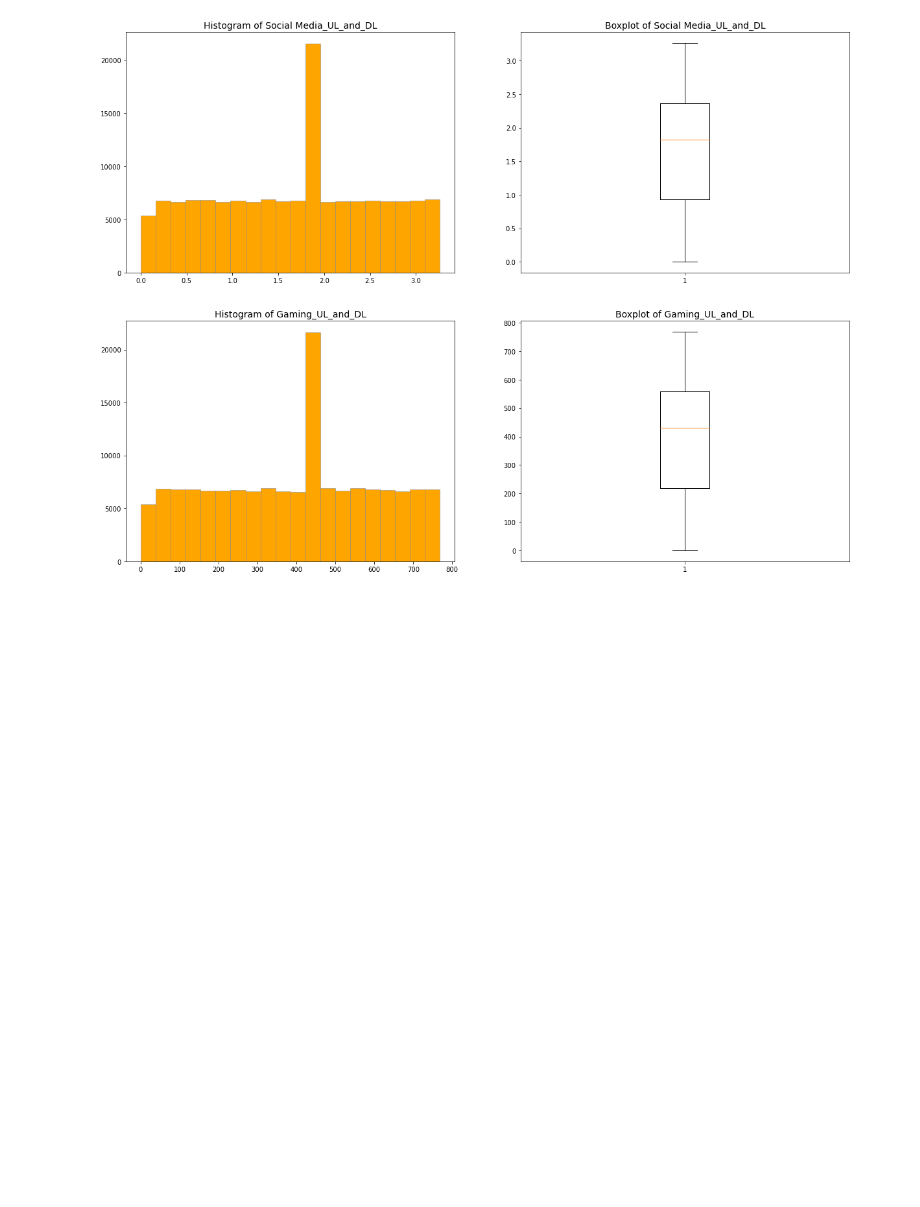
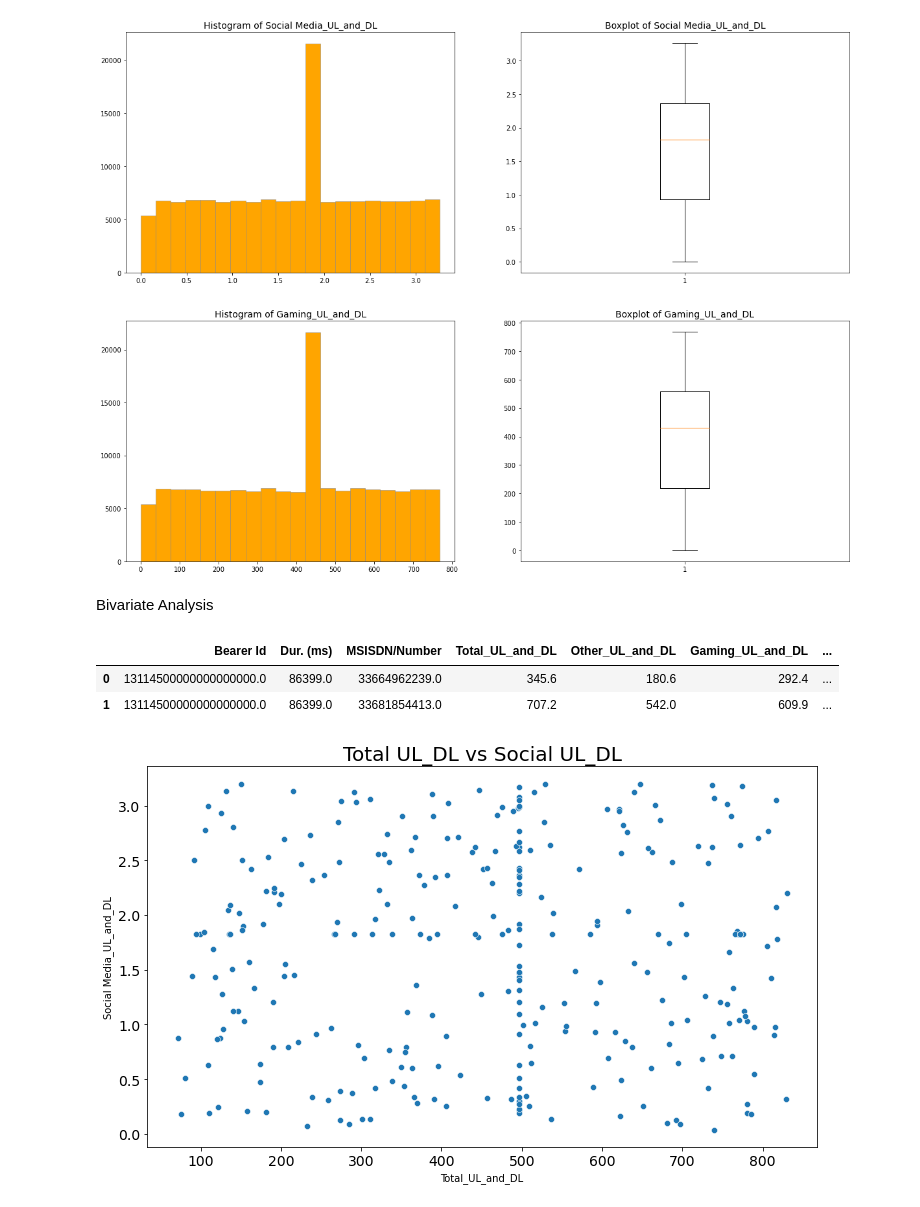
Before and after one commit to Tilda98/TelecommunicationDataAnalysis, a Jupyter notebook: notebook/data_understanding.ipynb, the cells around one changed output. Drawn from its saved outputs; the diff is of its cells as text; code cells hidden in the pictures; blank space fills up the shorter version.

Commit message:
Completed Bivariate Analysis

```diff
--- a/notebook/data_understanding.ipynb
+++ b/notebook/data_understanding.ipynb
@@ -689,3 +689,5 @@ plot_univariate(user_overview_data,'Social Media_UL_and_DL','Gaming_UL_and_DL')
 [figure]
 [figure]
 [figure]
+# %% [markdown]
+Bivariate Analysis
@@ -691,0 +748,12 @@ plot_univariate(user_overview_data,'Social Media_UL_and_DL','Gaming_UL_and_DL')
+# %%
+user_overview_data.head(2)
+# %% [output]
+|  | Bearer Id | Dur. (ms) | MSISDN/Number | Total_UL_and_DL | Other_UL_and_DL | Gaming_UL_and_DL | ... |
+| 0 | 13114500000000000000.0 | 86399.0 | 33664962239.0 | 345.6 | 180.6 | 292.4 | ... |
+| 1 | 13114500000000000000.0 | 86399.0 | 33681854413.0 | 707.2 | 542.0 | 609.9 | ... |
+# %%
+# Plotting a multivariate graph of Social media vs total
+
+plot_scatter(user_overview_data.sample(300), x_col="Total_UL_and_DL", y_col="Social Media_UL_and_DL", title="Total UL_DL vs Social UL_DL")
+# %% [output]
+[figure, added]
```
Also changed, not shown: parts of 7 cells of this notebook.
